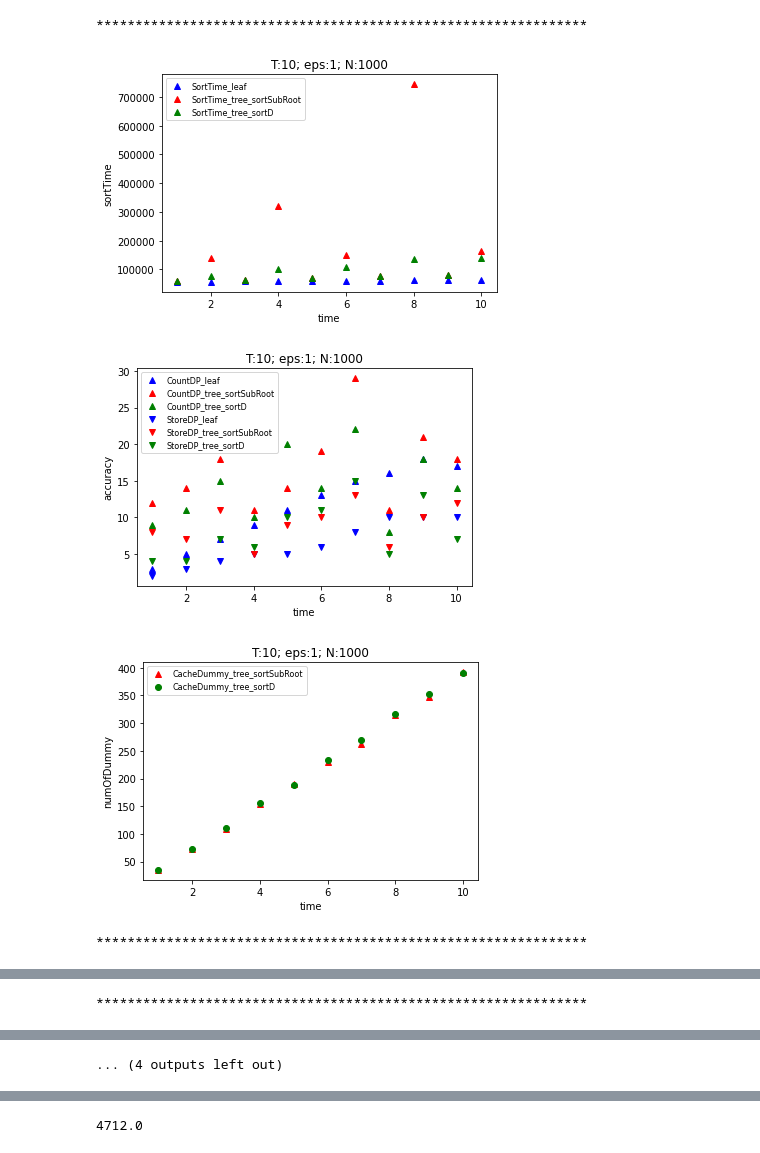
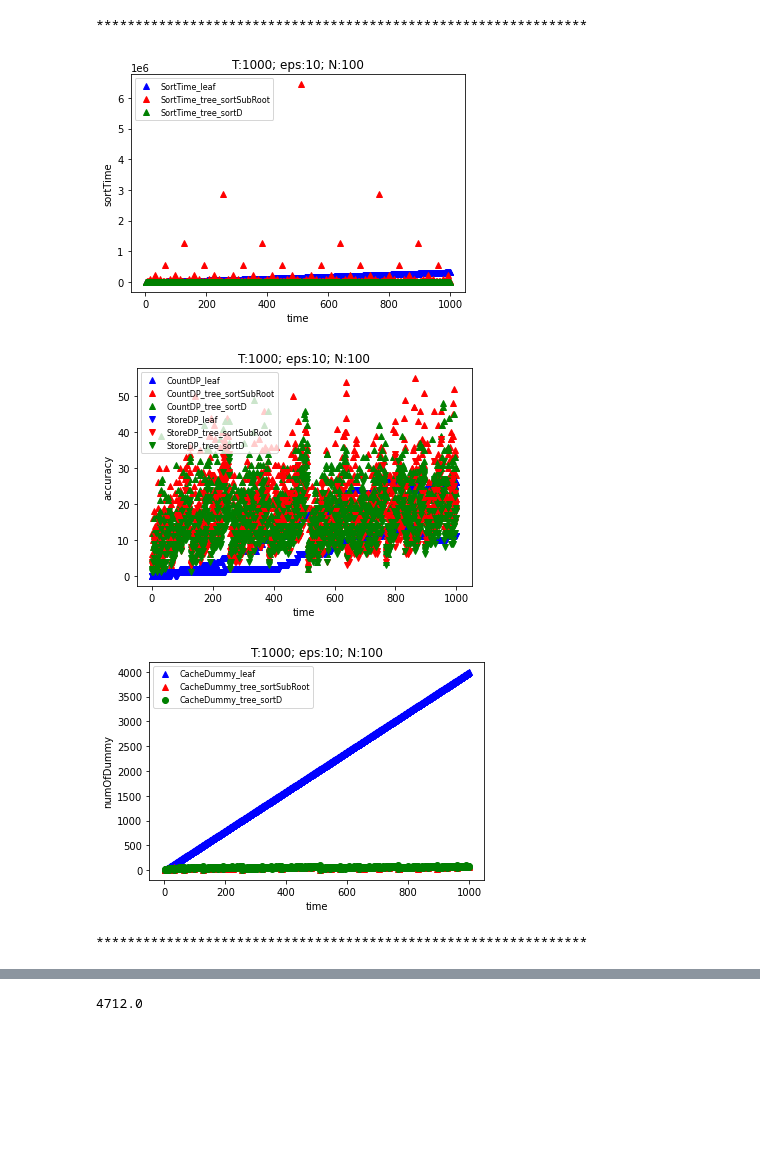
Before and after one commit to ypzhang725/Longshot, a Jupyter notebook: emp-sh2pc/newResultsPY/plot_full_new.ipynb, the cells around one changed output, grey strips where cells are left out. Cells and saved outputs as stored; diff of their text form; code cells hidden in the pictures; blank space fills up the shorter version.

Commit message:
leaf approach dummy

```diff
--- a/emp-sh2pc/newResultsPY/plot_full_new.ipynb
+++ b/emp-sh2pc/newResultsPY/plot_full_new.ipynb
@@ -74,7 +74,7 @@ def plotCache(T, arrayLeaf, arrayTree_sortSubroot, arrayTree_sortD, xlable, ylab
     y3points = arrayTree_sortD
 
     #plt.subplot(1, 1, 1)
-    #plt.plot(xpoints, y1points, 'b^', label="CacheDummy_leaf")
+    plt.plot(xpoints, y1points, 'b^', label="CacheDummy_leaf")
     plt.plot(xpoints, y2points, 'r^', label="CacheDummy_tree_sortSubRoot")
     plt.plot(xpoints, y3points, 'go', label="CacheDummy_tree_sortD")
 
@@ -101,7 +101,7 @@ def plotT(T, eps, N):
     LeafDPError_mean = data_loaded["list_metricDPError_leaf"]
     LeafDPStoreError_mean = data_loaded["list_metricDPStoreError_leaf"]
     LeafTTStoreError_mean = data_loaded["list_metricTTStoreError_leaf"]
-    LeafCacheNum_mean = data_loaded["list_dummyRecordNumCache_treeA"]
+    LeafCacheNum_mean = data_loaded["list_dummyRecordNumCache_leaf"]
         #tree_sortRoot
     SortRootRunTimeDPSort_mean = data_loaded["list_runTimeDPSort_treeA"]
     SortRootDPError_mean = data_loaded["list_metricDPError_treeA"]
@@ -118,7 +118,9 @@ def plotT(T, eps, N):
     title = "T:"+str(T)+"; eps:"+str(eps)+"; N:"+str(N)
     plotSort(T, LeafRunTimeDPSort_mean, SortRootRunTimeDPSort_mean, SortDRunTimeDPSort_mean, "time", "sortTime", title)
     plotDP(T, LeafDPError_mean, SortRootDPError_mean, SortDDPError_mean, LeafTTStoreError_mean, SortRootTTStoreError_mean, SortDTTStoreError_mean, "time", "accuracy", title)
+  #  plotCache(T, SortRootCacheNum_mean, SortRootCacheNum_mean, SortDCacheNum_mean, "time", "numOfDummy", title)
     plotCache(T, LeafCacheNum_mean, SortRootCacheNum_mean, SortDCacheNum_mean, "time", "numOfDummy", title)
+
 
 
 
@@ -281,17 +278,17 @@ T: 1000, eps: 1, varying N in [1000, 10000]
 # %%
 #T:10; eps:10, 1, 0.1; N:1000
-T_list = [10]
-eps_list = [1,10]
-N_list = [1000, 10000]
+T_list = [1000]
+eps_list = [10]
+N_list = [100, 1000]
 
 for T in T_list:
     for N in N_list:
         for eps in eps_list:
             print("***************************************************************")
             plotT(T, eps, N)
 # %% [output]
 ***************************************************************
-[figure, old version]
+[figure, new version]
-[figure, old version]
+[figure, new version]
-[figure, old version]
+[figure, new version]
 ***************************************************************
@@ -301 +297,0 @@ for T in T_list:
-***************************************************************
@@ -305,4 +298,3 @@ for T in T_list:
-... (4 outputs left out)
 # %%
 #T:10; eps:10, 1, 0.1; N:1000
 T_list = [1000]
```
Also changed, not shown: parts of 4 cells of this notebook, 5 other files.
